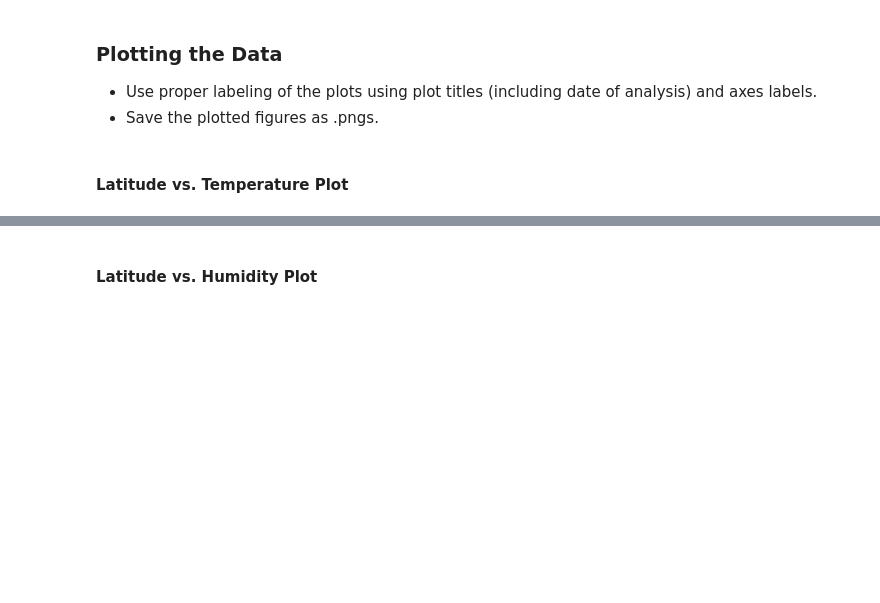
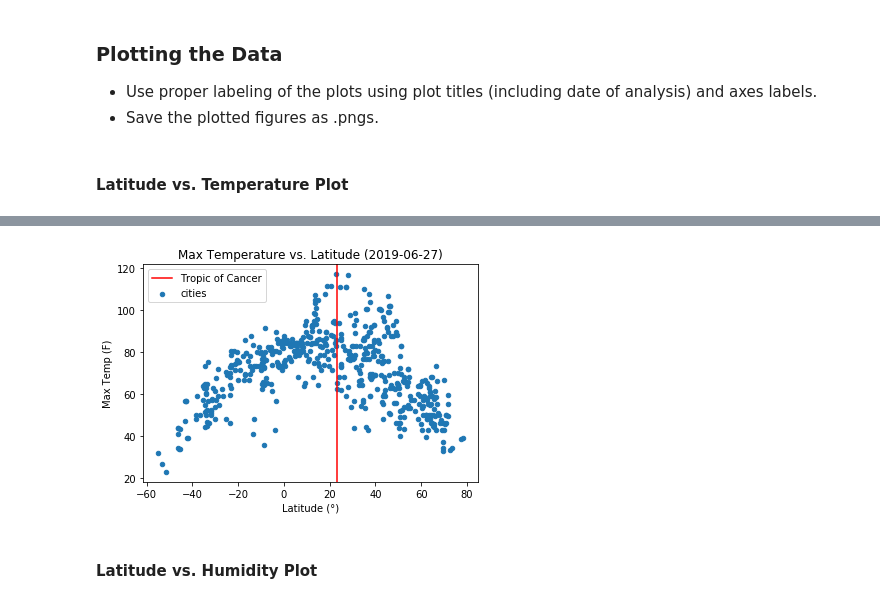
Before and after one commit to 4890A/06-API-Assignment, a Jupyter notebook: WeatherPy.ipynb, the cells around one changed output, grey strips where cells are left out. Saved outputs shown, nothing was run; the diff lists cells and outputs as text; code cells hidden in the pictures; blank space fills up the shorter version.

Commit message:
Plots Generated, Output csv added

```diff
--- a/WeatherPy.ipynb
+++ b/WeatherPy.ipynb
@@ -71,7 +72,7 @@ for name in cities:
 
     try:
         response = requests.get(query_url + name).json()
-        temp.append(response["main"]["temp"])
+        temp.append(response["main"]["temp_max"])
         hum.append(response["main"]["humidity"])
         lat.append(response["coord"]["lat"])
         clouds.append(response["clouds"]["all"])
@@ -82,8 +83,4 @@ for name in cities:
         time.sleep(1.2)
         print("Skpping " + name)
         continue
-
-
-print(f"The latitude information received is: {lat}")
-print(f"The temperature information received is: {temp}")
 # %% [output]
@@ -122,0 +109,8 @@ NameError: name 'lat' is not defined
+# %%
+df = pd.DataFrame({"lat":lat, "Max Temp": temp,
+                   "Wind Speed": wind, "Humidity": hum, "Cloudiness":clouds})
+
+df.to_csv("output.csv")
+now = datetime.datetime.now()
+date = now.strftime("%Y-%m-%d")
+df.head()
@@ -132,2 +136,12 @@ NameError: name 'lat' is not defined
+# %%
+df.plot(kind="scatter",x = "lat", y="Max Temp", label="cities")
+plt.axvline(x=23.43676, color='red', label="Tropic of Cancer")
+plt.title(f"Max Temperature vs. Latitude ({date})")
+plt.ylabel("Max Temp (F)")
+plt.xlabel("Latitude (°)")
+plt.legend()
+plt.show()
+# %% [output]
+[figure, added]
 # %% [markdown]
 #### Latitude vs. Humidity Plot
```
Also changed, not shown: parts of 15 cells of this notebook, 1 other file.
